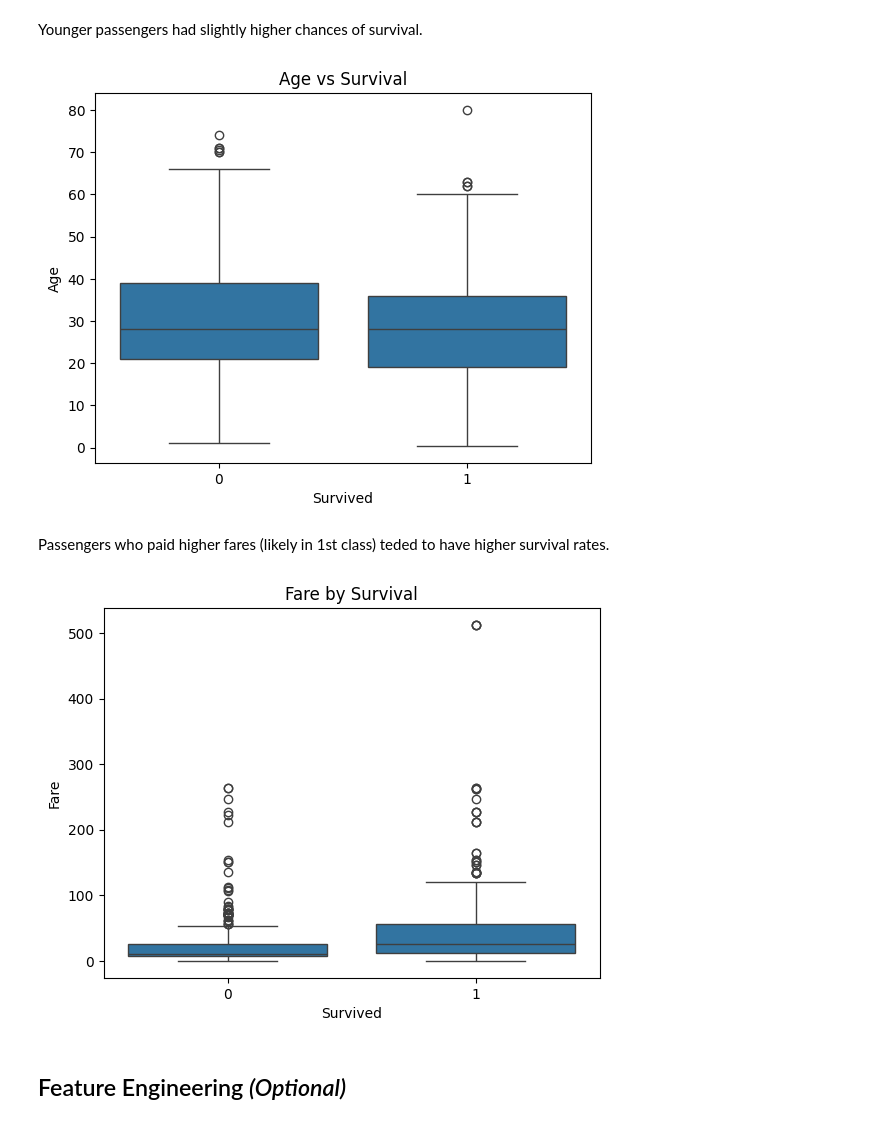
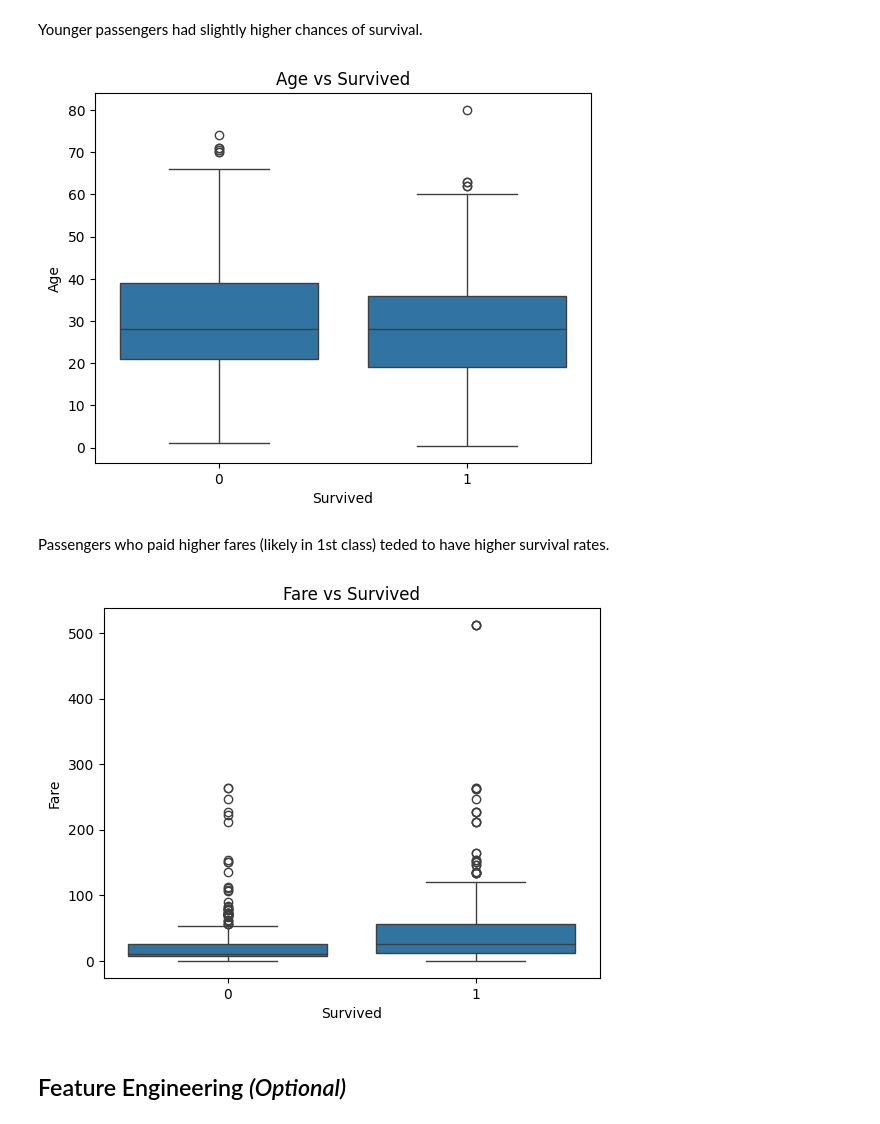
Before and after one commit to andrianllmm/ds100-ws2, a Jupyter notebook: notebooks/notebook.ipynb, the cells around one changed output. Cells and saved outputs as stored; diff of their text form; code cells hidden in the pictures.

```diff
--- a/notebooks/notebook.ipynb
+++ b/notebooks/notebook.ipynb
@@ -136,20 +157,20 @@ plt.show()
 Younger passengers had slightly higher chances of survival.
 # %%
 sns.boxplot(x='Survived', y='Age', data=df)
-plt.title('Age vs Survival')
+plt.title('Age vs Survived')
 plt.xlabel('Survived')
 plt.ylabel('Age')
 plt.show()
 # %% [output]
-[figure, old version]
+[figure, new version]
 # %% [markdown]
 Passengers who paid higher fares (likely in 1st class) teded to have higher survival rates.
 # %%
 sns.boxplot(x='Survived', y='Fare', data=df)
-plt.title('Fare by Survival')
+plt.title('Fare vs Survived')
 plt.show()
 # %% [output]
-[figure, old version]
+[figure, new version]
 # %% [markdown]
 ## Feature Engineering *(Optional)*
 # %% [markdown]
```
Also changed, not shown: parts of 16 cells of this notebook, 2 other files.
